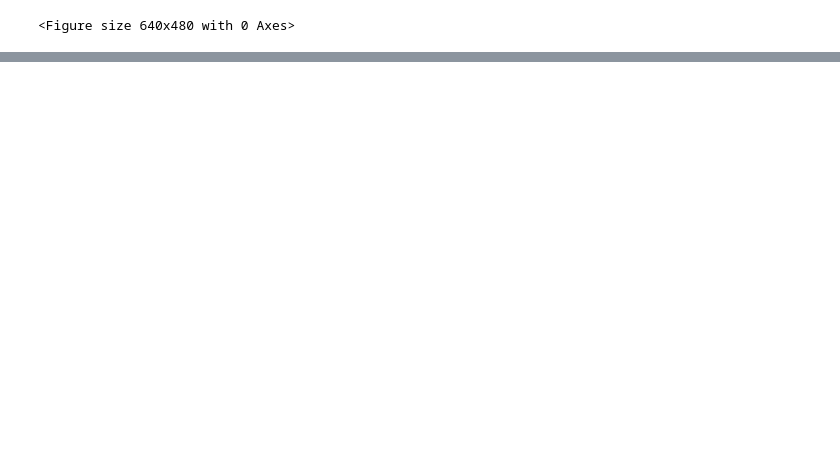
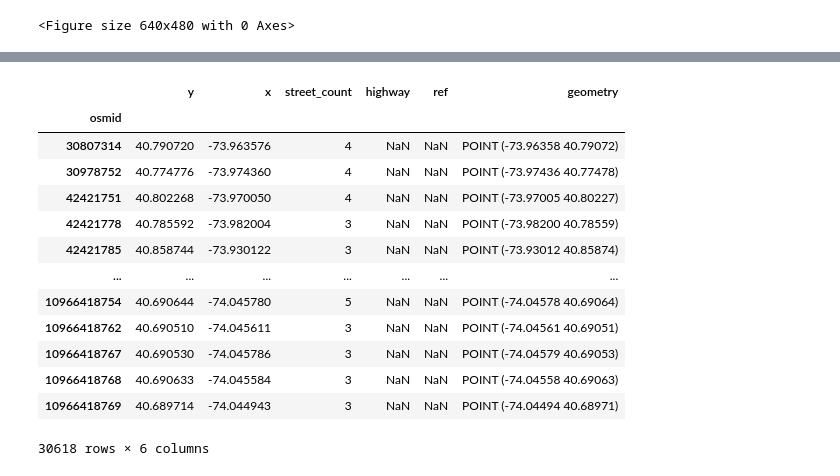
Before and after one commit to EchoCharlieII/ZenZone, a Jupyter notebook: Data_processing/test_osmnx.ipynb, the cells around one changed output, grey strips where cells are left out. Saved outputs shown, nothing was run; the diff lists cells and outputs as text; code cells hidden in the pictures; blank space fills up the shorter version.

```diff
--- a/Data_processing/test_osmnx.ipynb
+++ b/Data_processing/test_osmnx.ipynb
@@ -42,0 +57,19 @@ u           v          key
+# %%
+nodes_smaller = nodes[nodes['highway'].isna()]
+# %%
+nodes_smaller
+# %% [output]
+|  | y | x | street_count | highway | ref | geometry |
+| osmid |  |  |  |  |  |  |
+| 30807314 | 40.790720 | -73.963576 | 4 | NaN | NaN | POINT (-73.96358 40.79072) |
+| 30978752 | 40.774776 | -73.974360 | 4 | NaN | NaN | POINT (-73.97436 40.77478) |
+| 42421751 | 40.802268 | -73.970050 | 4 | NaN | NaN | POINT (-73.97005 40.80227) |
+| 42421778 | 40.785592 | -73.982004 | 3 | NaN | NaN | POINT (-73.98200 40.78559) |
+| 42421785 | 40.858744 | -73.930122 | 3 | NaN | NaN | POINT (-73.93012 40.85874) |
+| ... | ... | ... | ... | ... | ... | ... |
+| 10966418754 | 40.690644 | -74.045780 | 5 | NaN | NaN | POINT (-74.04578 40.69064) |
+| 10966418762 | 40.690510 | -74.045611 | 3 | NaN | NaN | POINT (-74.04561 40.69051) |
+| 10966418767 | 40.690530 | -74.045786 | 3 | NaN | NaN | POINT (-74.04579 40.69053) |
+| 10966418768 | 40.690633 | -74.045584 | 3 | NaN | NaN | POINT (-74.04558 40.69063) |
+| 10966418769 | 40.689714 | -74.044943 | 3 | NaN | NaN | POINT (-74.04494 40.68971) |
+30618 rows × 6 columns
```
Also changed, not shown: parts of 25 cells of this notebook, 8 other files.
